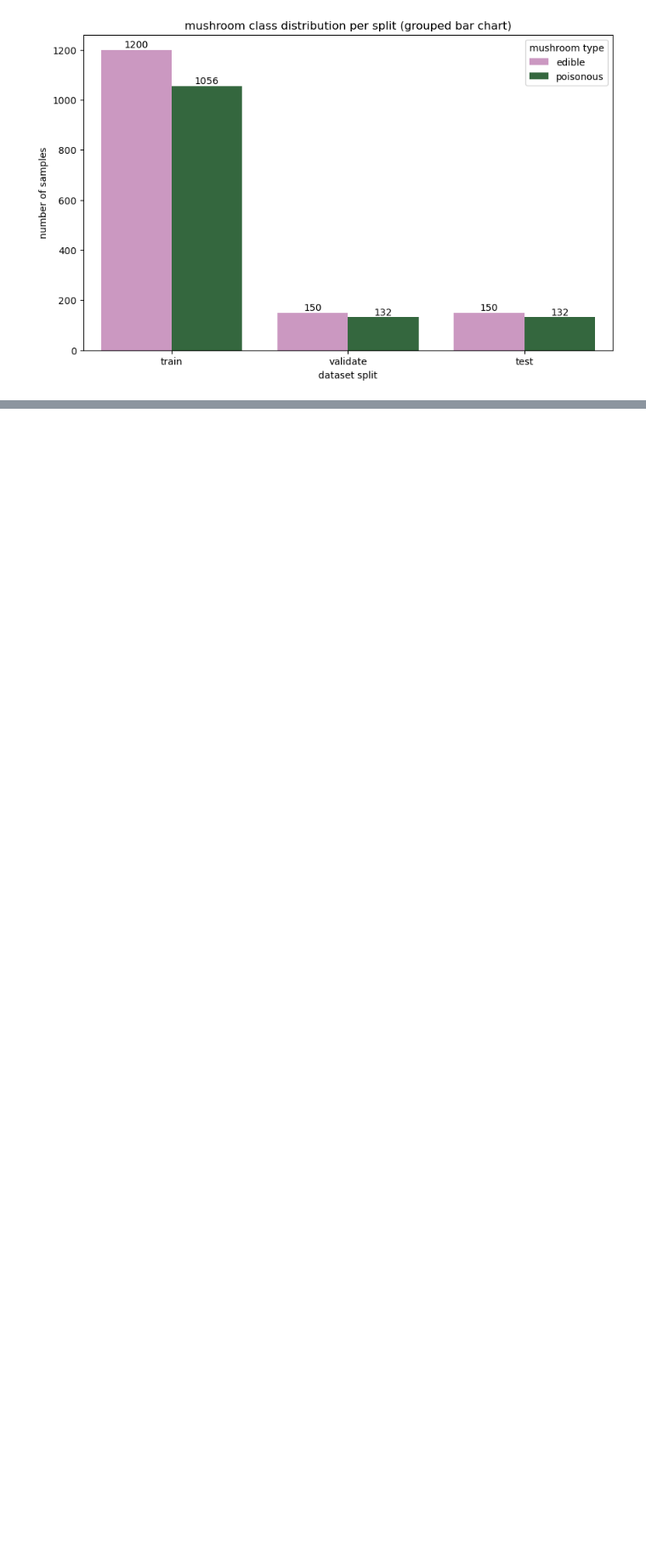
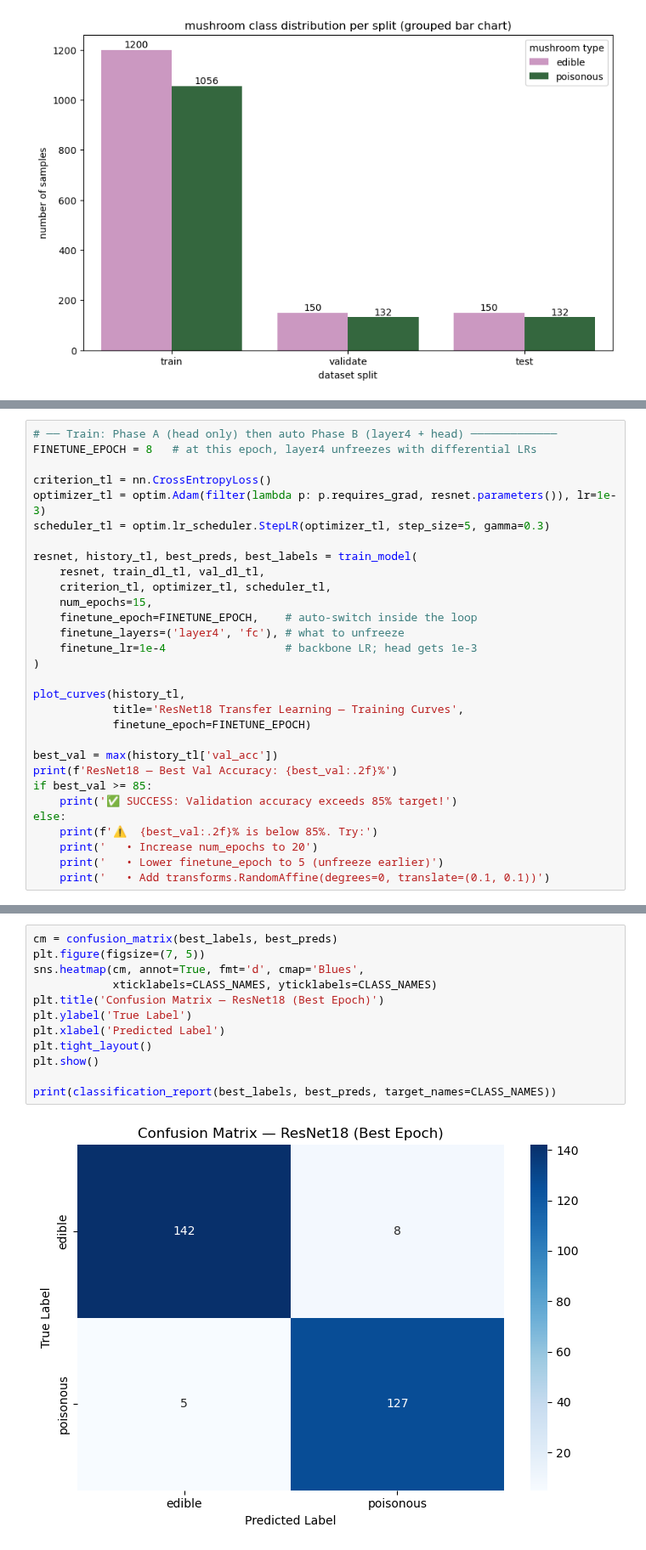
Before and after one commit to gloriaxdatascience/data-science-portfolio, a Jupyter notebook: WillItKillMe - Deep Learning for Mushroom Identification/notebooks/01_eda_and_baseline.ipynb, the cells around one changed output, grey strips where cells are left out. Shown at 85% size. Saved outputs shown, nothing was run; the diff lists cells and outputs as text; blank space fills up the shorter version.

Commit message:
PyTorch, torchvision, and scikit-learn imports. Baseline CNN. ResNet18 transfer learning. Evaluation. Discussion.

```diff
--- a/WillItKillMe - Deep Learning for Mushroom Identification/notebooks/01_eda_and_baseline.ipynb
+++ b/WillItKillMe - Deep Learning for Mushroom Identification/notebooks/01_eda_and_baseline.ipynb
@@ -147,0 +453,30 @@ plt.show()
+# %%
+# ── Train: Phase A (head only) then auto Phase B (layer4 + head) ─────────────
+FINETUNE_EPOCH = 8   # at this epoch, layer4 unfreezes with differential LRs
+
+criterion_tl = nn.CrossEntropyLoss()
+optimizer_tl = optim.Adam(filter(lambda p: p.requires_grad, resnet.parameters()), lr=1e-3)
+scheduler_tl = optim.lr_scheduler.StepLR(optimizer_tl, step_size=5, gamma=0.3)
+
+resnet, history_tl, best_preds, best_labels = train_model(
+    resnet, train_dl_tl, val_dl_tl,
+    criterion_tl, optimizer_tl, scheduler_tl,
+    num_epochs=15,
+    finetune_epoch=FINETUNE_EPOCH,    # auto-switch inside the loop
+    finetune_layers=('layer4', 'fc'), # what to unfreeze
+    finetune_lr=1e-4                  # backbone LR; head gets 1e-3
+)
+
+plot_curves(history_tl,
+            title='ResNet18 Transfer Learning — Training Curves',
+            finetune_epoch=FINETUNE_EPOCH)
+
+best_val = max(history_tl['val_acc'])
+print(f'ResNet18 — Best Val Accuracy: {best_val:.2f}%')
+if best_val >= 85:
+    print('✅ SUCCESS: Validation accuracy exceeds 85% target!')
+else:
+    print(f'⚠️  {best_val:.2f}% is below 85%. Try:')
+    print('   • Increase num_epochs to 20')
+    print('   • Lower finetune_epoch to 5 (unfreeze earlier)')
+    print('   • Add transforms.RandomAffine(degrees=0, translate=(0.1, 0.1))')
@@ -147,0 +511,14 @@ plt.show()
+# %%
+cm = confusion_matrix(best_labels, best_preds)
+plt.figure(figsize=(7, 5))
+sns.heatmap(cm, annot=True, fmt='d', cmap='Blues',
+            xticklabels=CLASS_NAMES, yticklabels=CLASS_NAMES)
+plt.title('Confusion Matrix — ResNet18 (Best Epoch)')
+plt.ylabel('True Label')
+plt.xlabel('Predicted Label')
+plt.tight_layout()
+plt.show()
+
+print(classification_report(best_labels, best_preds, target_names=CLASS_NAMES))
+# %% [output]
+[figure, added]
```
Also changed, not shown: parts of 19 cells of this notebook, 1 other file.
